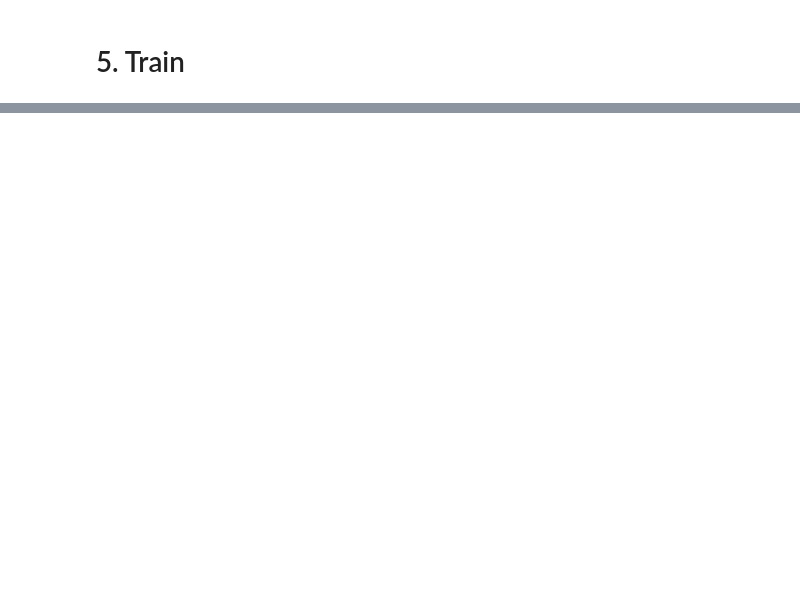
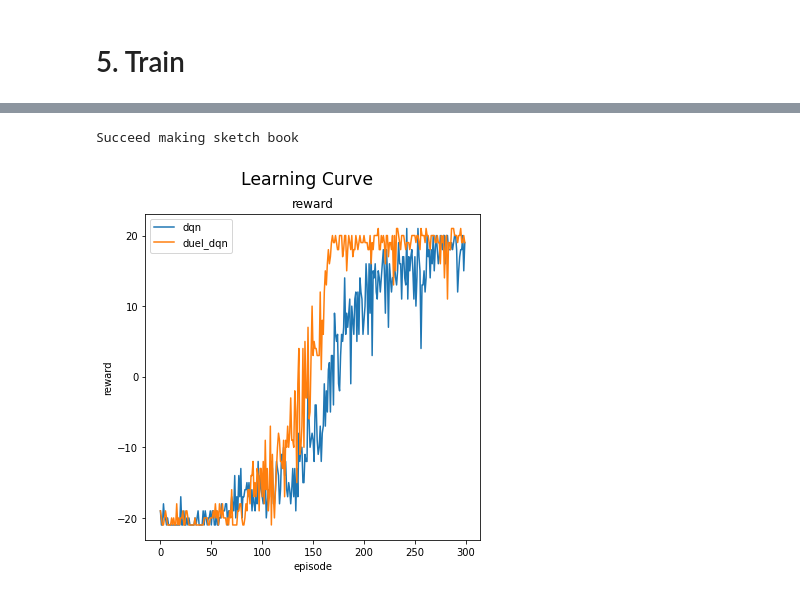
Before and after one commit to ahagyue/DIYA_RL_TEXTBOOK, a Jupyter notebook: DQN.ipynb, the cells around one changed output, grey strips where cells are left out. Drawn from its saved outputs; the diff is of its cells as text; code cells hidden in the pictures; blank space fills up the shorter version.

```diff
--- a/DQN.ipynb
+++ b/DQN.ipynb
@@ -84,0 +108,11 @@ duel_dqn_agent.training()
+# %%
+from common.plot import Plots
+from common.common import plot_learning_curve as plot
+
+learning_curve = Plots(fig=plt.figure(figsize=(6, 6)), subplot_num=1, position=(1, 1), suptitle="Learning Curve")
+plot(sketch_book=learning_curve,
+     rewards=[dqn_agent.reward_sum_list, duel_dqn_agent.reward_sum_list],
+     legend=["dqn", "duel_dqn"])
+# %% [output]
+Succeed making sketch book
+[figure, added]
```
Also changed, not shown: parts of 8 cells of this notebook, 8 other files.
